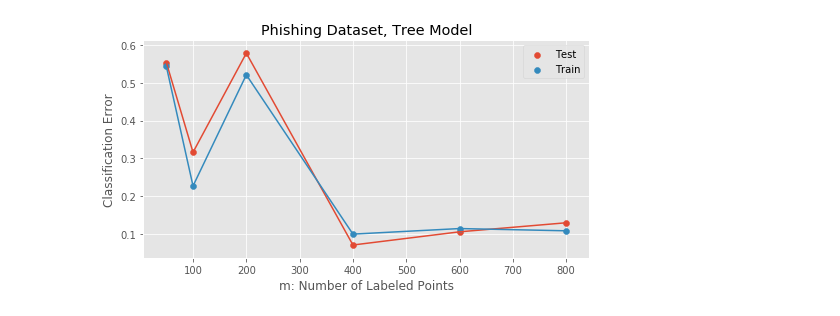
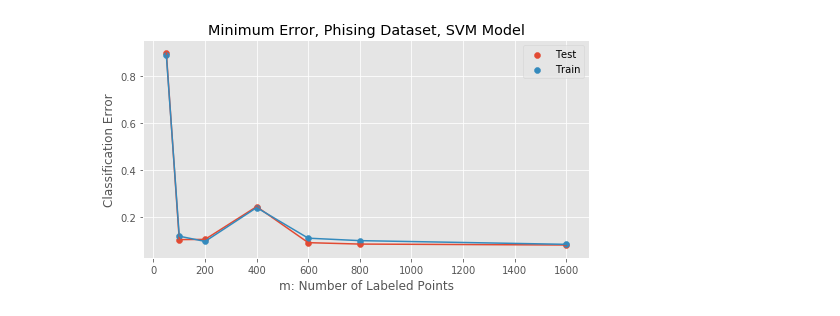
Before and after one commit to neil-ash/PairBoost, a Jupyter notebook: ranked_data_experiments/phishing.ipynb, the cells around one changed output. Cells and saved outputs as stored; diff of their text form; code cells hidden in the pictures.

Commit message:
completed ranked data experiments

```diff
--- a/ranked_data_experiments/phishing.ipynb
+++ b/ranked_data_experiments/phishing.ipynb
@@ -105,4 +17,4 @@ y = y * 2 - 1
 # %%
-svm_arr, tree_arr = data_size_experiment(X, y, rank=True)
+svm_arr, tree_arr = data_size_experiment(X, y, rank=True, verbose=True)
 # %% [output]
 Progress:
@@ -119,4 +36,0 @@ plot_err(svm_arr, 'Phishing', 'SVM', save=False)
-# %%
-plot_err(tree_arr, 'Phishing', 'Tree', save=False)
-# %% [output]
-[figure, removed]
@@ -125,0 +37,4 @@ plot_err(tree_arr, 'Phishing', 'Tree', save=False)
+# %%
+plot_err(svm_arr, 'Minimum Error, Phising', 'SVM', True, group='min')
+# %% [output]
+[figure, added]
```
Also changed, not shown: parts of 14 cells of this notebook, 15 other files.
